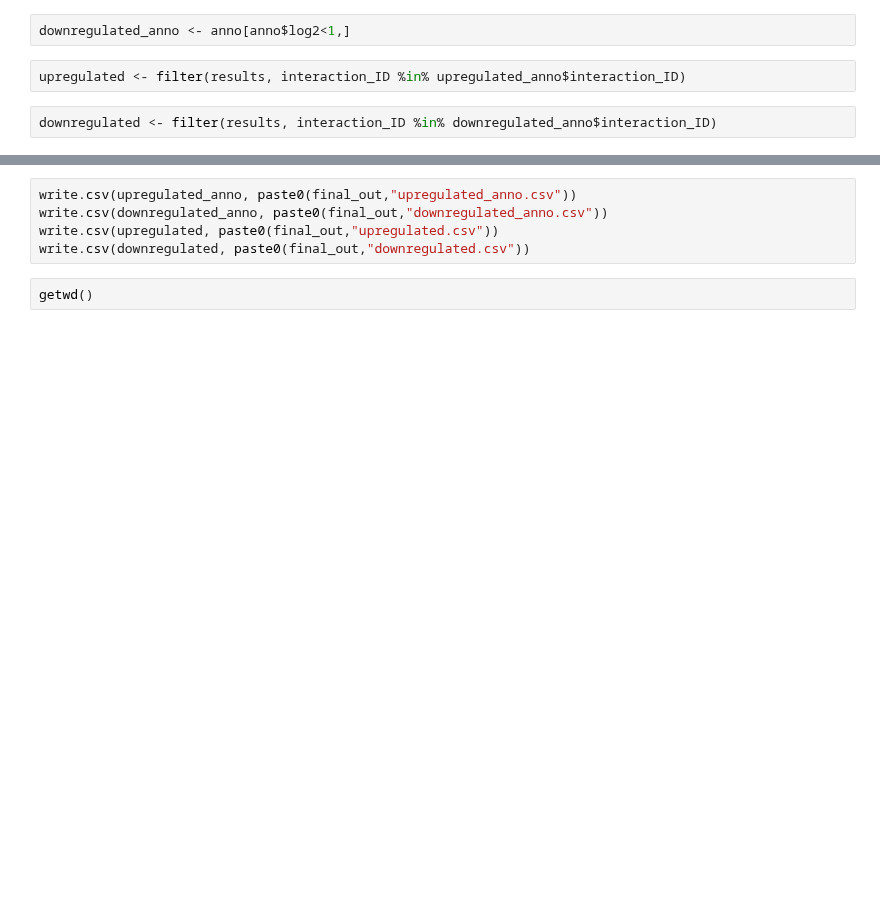
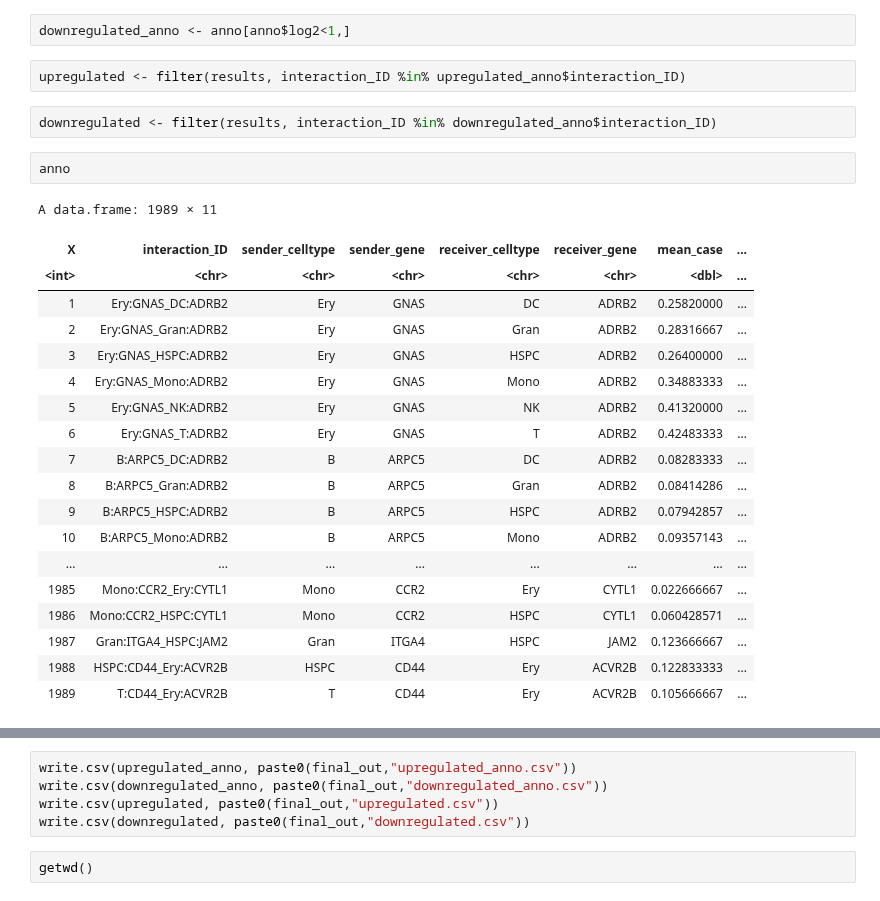
Before and after one commit to colomemaria/community-paper, a Jupyter notebook: src/method_comparison/compare_algorithms/run_CellPhoneDB/run_algorithm/run_CPDB.ipynb, the cells around one changed output, grey strips where cells are left out. Drawn from its saved outputs; the diff is of its cells as text; blank space fills up the shorter version.

```diff
--- a/src/method_comparison/compare_algorithms/run_CellPhoneDB/run_algorithm/run_CPDB.ipynb
+++ b/src/method_comparison/compare_algorithms/run_CellPhoneDB/run_algorithm/run_CPDB.ipynb
@@ -517,3 +538,25 @@ downregulated_anno <- anno[anno$log2<1,]
 upregulated <- filter(results, interaction_ID %in% upregulated_anno$interaction_ID)
 # %%
 downregulated <- filter(results, interaction_ID %in% downregulated_anno$interaction_ID)
+# %%
+anno
+# %% [output]
+A data.frame: 1989 × 11
+| X | interaction_ID | sender_celltype | sender_gene | receiver_celltype | receiver_gene | mean_case | ... |
+| <int> | <chr> | <chr> | <chr> | <chr> | <chr> | <dbl> | ... |
+| 1 | Ery:GNAS_DC:ADRB2 | Ery | GNAS | DC | ADRB2 | 0.25820000 | ... |
+| 2 | Ery:GNAS_Gran:ADRB2 | Ery | GNAS | Gran | ADRB2 | 0.28316667 | ... |
+| 3 | Ery:GNAS_HSPC:ADRB2 | Ery | GNAS | HSPC | ADRB2 | 0.26400000 | ... |
+| 4 | Ery:GNAS_Mono:ADRB2 | Ery | GNAS | Mono | ADRB2 | 0.34883333 | ... |
+| 5 | Ery:GNAS_NK:ADRB2 | Ery | GNAS | NK | ADRB2 | 0.41320000 | ... |
+| 6 | Ery:GNAS_T:ADRB2 | Ery | GNAS | T | ADRB2 | 0.42483333 | ... |
+| 7 | B:ARPC5_DC:ADRB2 | B | ARPC5 | DC | ADRB2 | 0.08283333 | ... |
+| 8 | B:ARPC5_Gran:ADRB2 | B | ARPC5 | Gran | ADRB2 | 0.08414286 | ... |
+| 9 | B:ARPC5_HSPC:ADRB2 | B | ARPC5 | HSPC | ADRB2 | 0.07942857 | ... |
+| 10 | B:ARPC5_Mono:ADRB2 | B | ARPC5 | Mono | ADRB2 | 0.09357143 | ... |
+| ... | ... | ... | ... | ... | ... | ... | ... |
+| 1985 | Mono:CCR2_Ery:CYTL1 | Mono | CCR2 | Ery | CYTL1 | 0.022666667 | ... |
+| 1986 | Mono:CCR2_HSPC:CYTL1 | Mono | CCR2 | HSPC | CYTL1 | 0.060428571 | ... |
+| 1987 | Gran:ITGA4_HSPC:JAM2 | Gran | ITGA4 | HSPC | JAM2 | 0.123666667 | ... |
+| 1988 | HSPC:CD44_Ery:ACVR2B | HSPC | CD44 | Ery | ACVR2B | 0.122833333 | ... |
+| 1989 | T:CD44_Ery:ACVR2B | T | CD44 | Ery | ACVR2B | 0.105666667 | ... |
```
Also changed, not shown: parts of 7 cells of this notebook, 44 other files.
